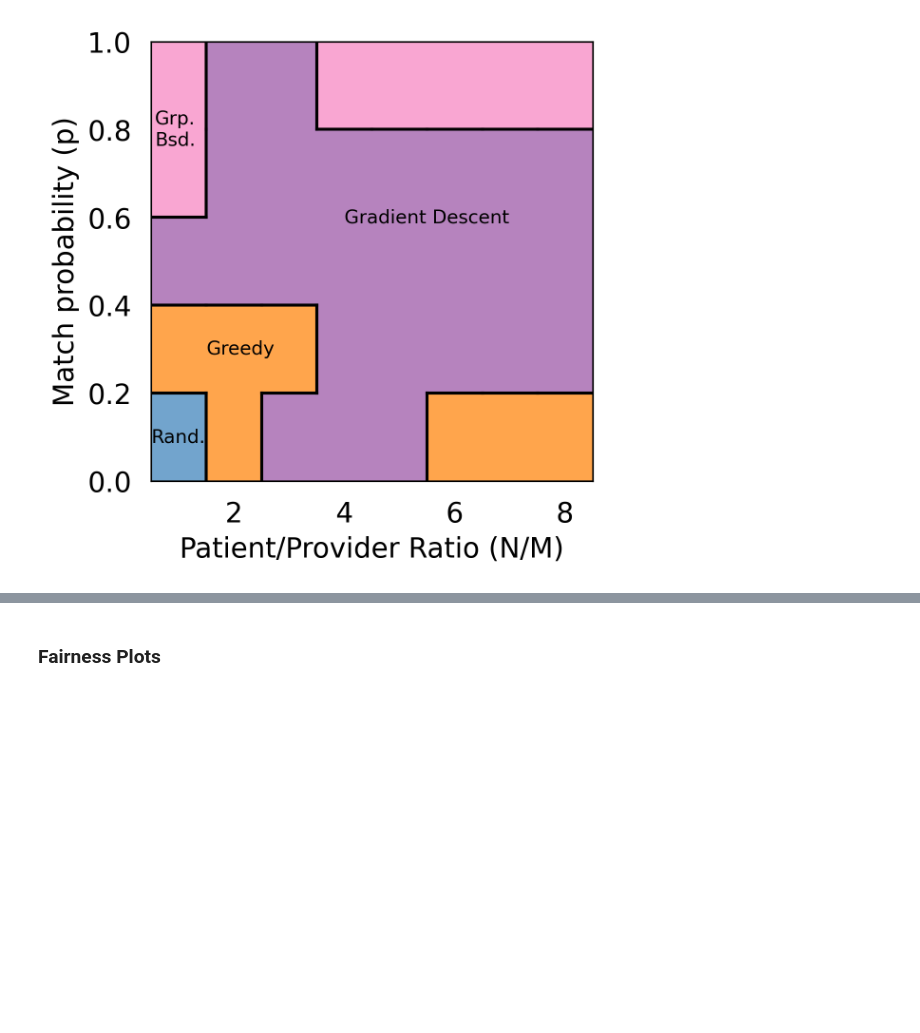
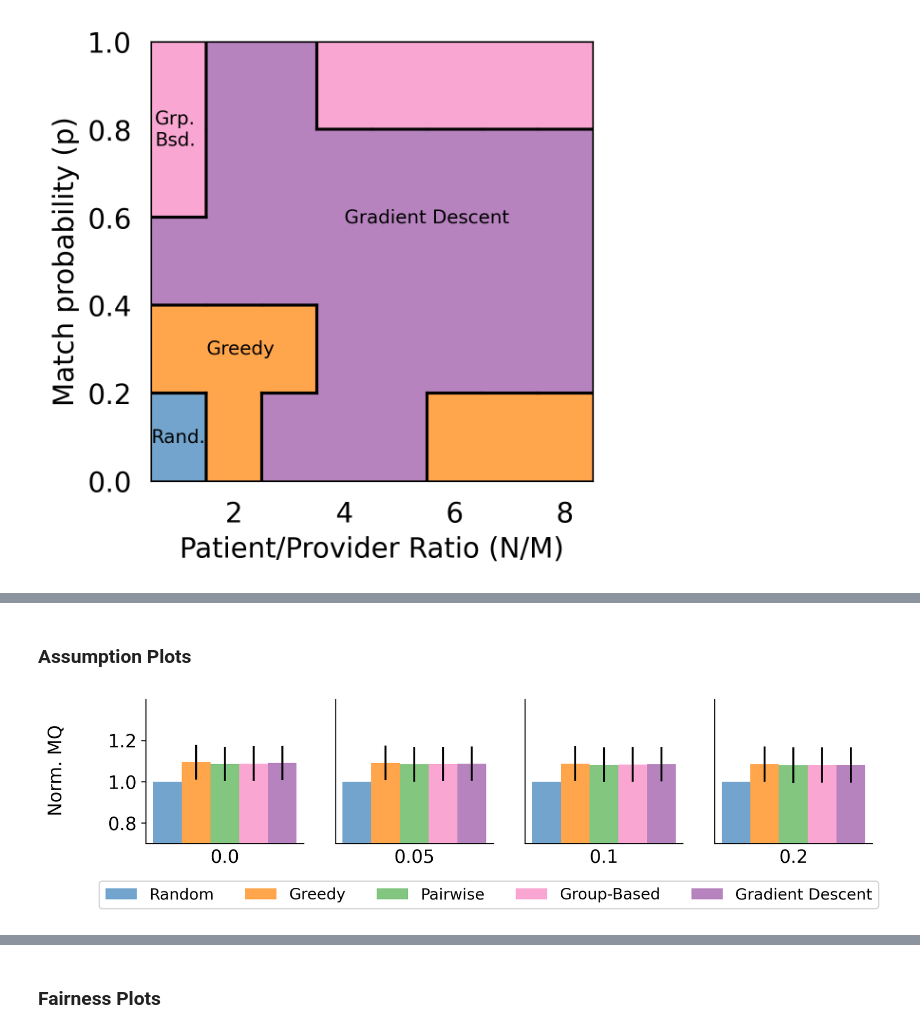
Before and after one commit to naveenr414/patient-provider, a Jupyter notebook: scripts/notebooks/Plotting.ipynb, the cells around one changed output, grey strips where cells are left out. Drawn from its saved outputs; the diff is of its cells as text; code cells hidden in the pictures; blank space fills up the shorter version.

Commit message:
Ran new experiments w with assumptions

```diff
--- a/scripts/notebooks/Plotting.ipynb
+++ b/scripts/notebooks/Plotting.ipynb
@@ -339,0 +450,49 @@ plt.savefig("../../results/figures/phase_diagram_normal.pdf",dpi=300, bbox_inche
+# %% [markdown]
+### Assumption Plots
+# %%
+top_choice_prob = 0.5
+assumption_relaxations = ["misspecified_theta_0.0","misspecified_theta_0.05","misspecified_theta_0.1","misspecified_theta_0.2"]
+utility_function = 'uniform'
+dataset = "assumptions"
+
+y_value_matrix = [[0 for i in range(5)] for i in range(4)]
+y_confidence_matrix = [[0 for i in range(5)] for i in range(4)]
+
+baseline_params = {'num_patients': 25, 'num_providers': 25, 'max_menu_size': 50,
+                   'utility_function': utility_function, 'top_choice_prob': top_choice_prob}
+for i in range(len(y_value_matrix)):
+    baseline_params['assumption_relaxation'] = assumption_relaxations[i]
+
+    results = get_results_matching_parameters(dataset,"",baseline_params)
+    aggregate_data = aggregate_normalize_data(results,baseline="random")
+    y_value_matrix[i] = [aggregate_data['{}_utilities'.format(method)][0] for method in methods]
+    y_confidence_matrix[i] = [aggregate_data['{}_utilities'.format(method)][1]/((len(results))**.5) for method in methods]
+# %%
+plot_dimensions = (1,4)
+x_labels = [["0.0","0.05","0.1","0.2"]]
+y_labels = [["","","",""]]
+sup_y_label = "Norm. MQ"
+
+overall_format = {'figsize':(10, 2),
+    'style_size': style_size,
+    'x_ticks': [[[[],[]] for i in range(4)]],
+    'y_lim': [[[0.7,1.4] for i in range(4)]],
+    'y_ticks': [[[[],[]] if i != 0 else [[0.8,1,1.2],[0.8,1.0,1.2]] for i in range(4)]],
+}
+fig,ax = create_axes(plot_dimensions,overall_format,y_labels=y_labels,x_labels=x_labels,sup_y_label=sup_y_label)
+
+bar_format = {'style_size': style_size,
+    'color_palette': 'six_color'}
+
+for i in range(4):
+    x_groups = [0,1,2,3,4]
+    y_values = y_value_matrix[i]
+    y_errors = y_confidence_matrix[i]
+    labels = method_labels
+    plot_bar(ax[0][i],x_groups,y_values,y_errors,labels,bar_format)
+
+legend_format = {'style_size': style_size,'type': 'is_global', 'loc': 'upper right', 'ncol': 5, 'bbox_to_anchor': (0.915,-0.05)}
+create_legend(fig,ax,plot_dimensions,legend_format)
+fig.savefig("../../results/figures/theta_shift.pdf",dpi=300, bbox_inches='tight')
+# %% [output]
+[figure, added]
```
Also changed, not shown: parts of 13 cells of this notebook, 6 other files.
